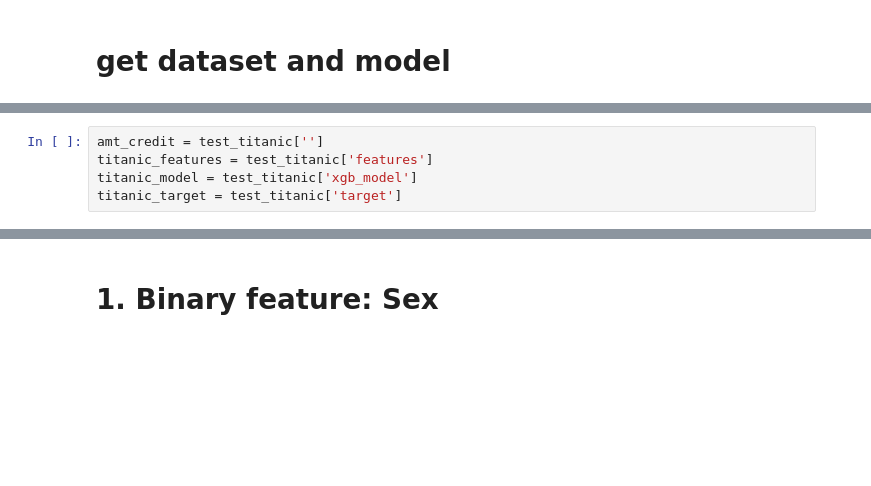
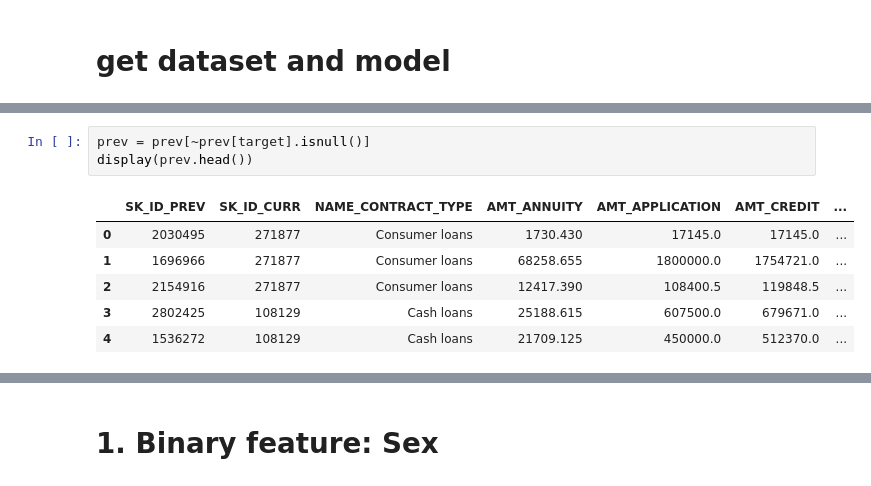
Before and after one commit to yryrgogo/Home-Credit-Default-Risk-79place, a Jupyter notebook: py/pdpbox_binary_classification.ipynb, the cells around one changed output, grey strips where cells are left out. Cells and saved outputs as stored; diff of their text form; blank space fills up the shorter version.

```diff
--- a/py/pdpbox_binary_classification.ipynb
+++ b/py/pdpbox_binary_classification.ipynb
@@ -48,5 +58,10 @@ Index(['SK_ID_CURR', 'SK_ID_BUREAU', 'CREDIT_ACTIVE', 'CREDIT_CURRENCY',
-# %%
-amt_credit = test_titanic['']
-titanic_features = test_titanic['features']
-titanic_model = test_titanic['xgb_model']
-titanic_target = test_titanic['target']
+# %%
+prev = prev[~prev[target].isnull()]
+display(prev.head())
+# %% [output]
+|  | SK_ID_PREV | SK_ID_CURR | NAME_CONTRACT_TYPE | AMT_ANNUITY | AMT_APPLICATION | AMT_CREDIT | ... |
+| 0 | 2030495 | 271877 | Consumer loans | 1730.430 | 17145.0 | 17145.0 | ... |
+| 1 | 1696966 | 271877 | Consumer loans | 68258.655 | 1800000.0 | 1754721.0 | ... |
+| 2 | 2154916 | 271877 | Consumer loans | 12417.390 | 108400.5 | 119848.5 | ... |
+| 3 | 2802425 | 108129 | Cash loans | 25188.615 | 607500.0 | 679671.0 | ... |
+| 4 | 1536272 | 108129 | Cash loans | 21709.125 | 450000.0 | 512370.0 | ... |
```
Also changed, not shown: parts of 11 cells of this notebook, 1 other file.
